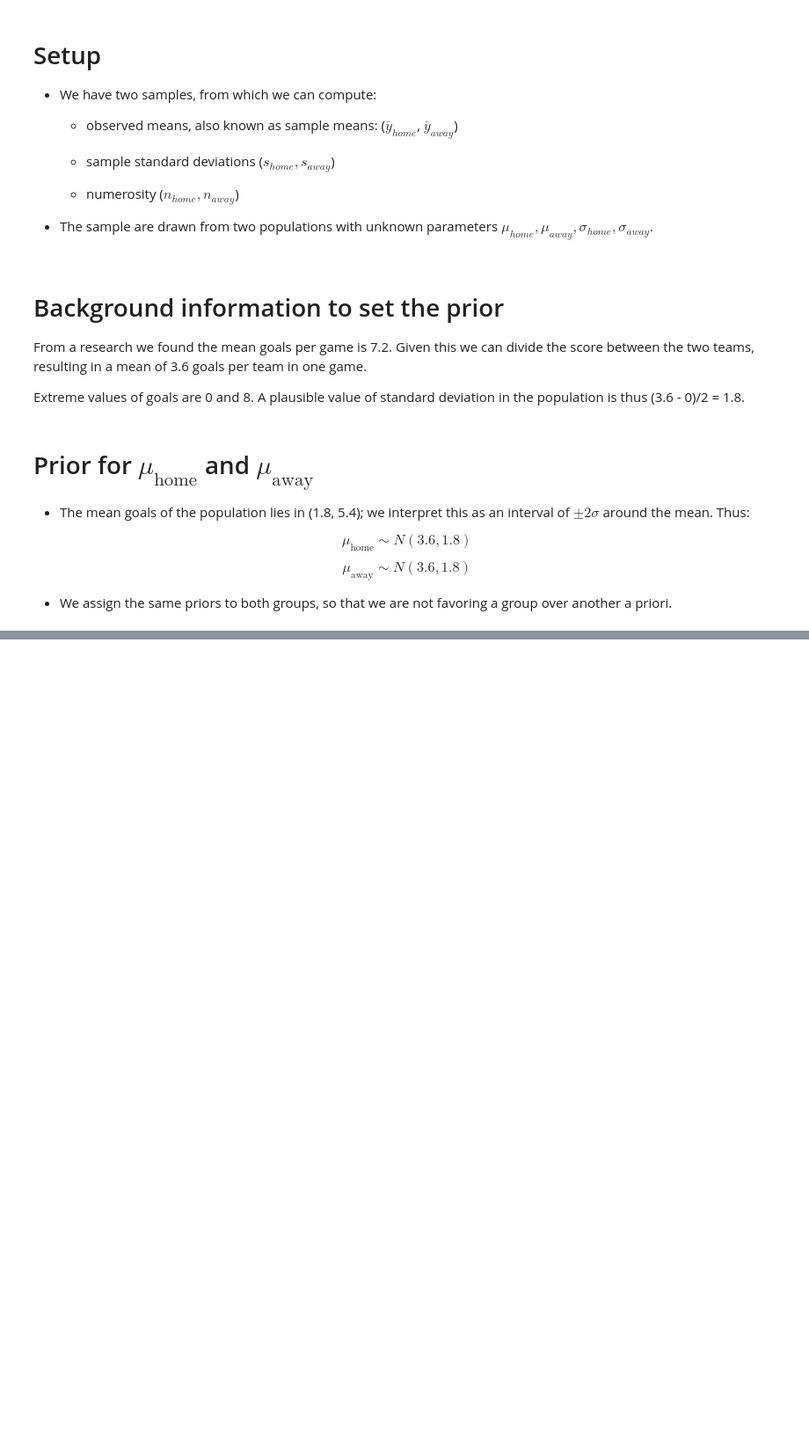
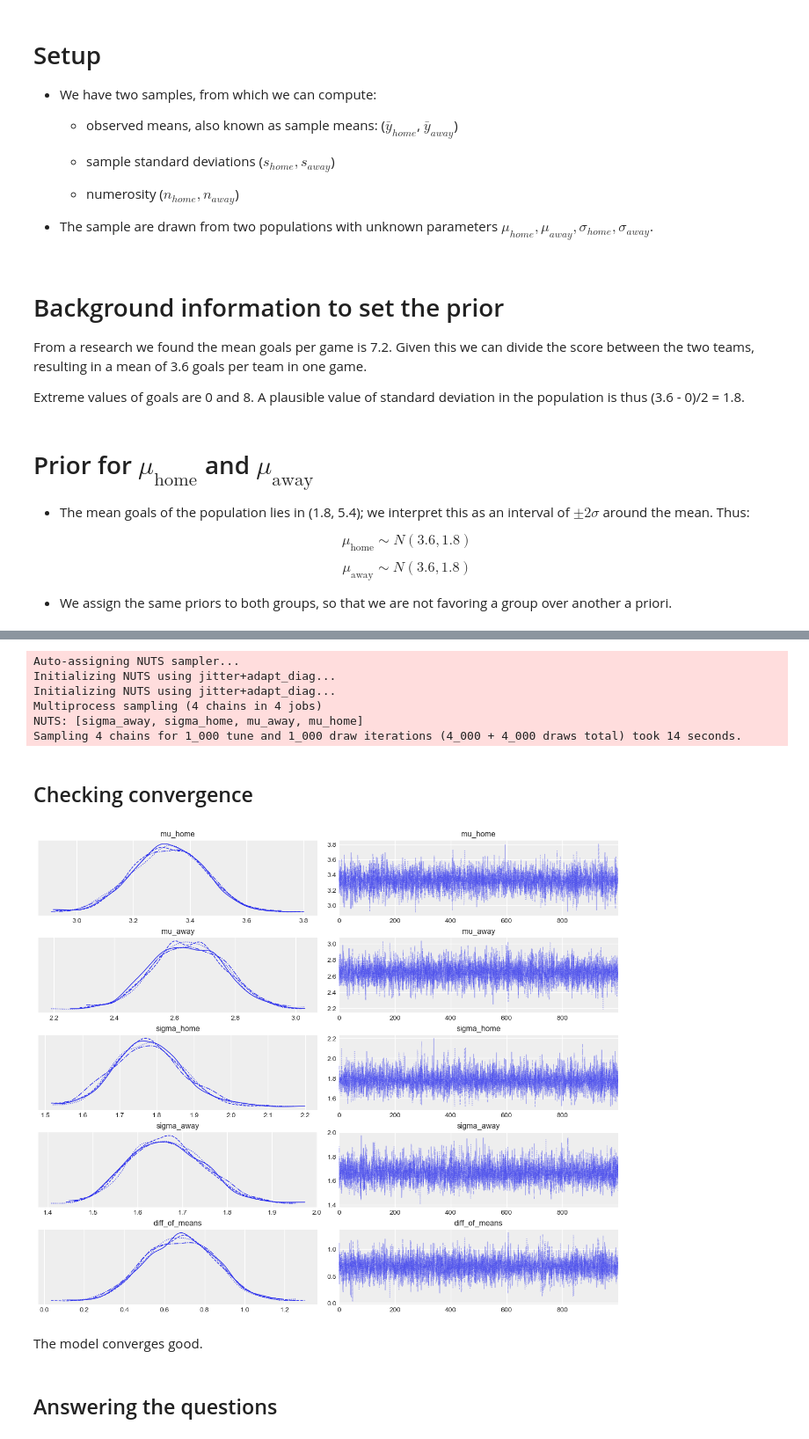
Before and after one commit to k0ruy/bayesian_retry, a Jupyter notebook: retry/hypotesis_test.ipynb, the cells around one changed output, grey strips where cells are left out. Shown at 88% size. Cells and saved outputs as stored; diff of their text form; code cells hidden in the pictures; blank space fills up the shorter version.

```diff
--- a/retry/hypotesis_test.ipynb
+++ b/retry/hypotesis_test.ipynb
@@ -196,0 +227,36 @@ pd.DataFrame(halfnorm.rvs(scale=3, size=10000)).describe()
+# %%
+with pm.Model() as normal_model:
+    # priors
+    mu_home = pm.Normal('mu_home', mu=3.6, sd=1.8)
+    mu_away = pm.Normal('mu_away', mu=3.6, sd=1.8)
+    sigma_home = pm.HalfNormal('sigma_home', sigma=3)
+    sigma_away = pm.HalfNormal('sigma_away', sigma=3)
+
+    # likelihood of home games
+    y_home = pm.Normal('y_home',  mu=mu_home, sigma=sigma_home, observed = hcl_home)
+
+    # likelihood of away games
+    y_away = pm.Normal('y_away', mu=mu_away, sigma=sigma_away, observed = hcl_away)
+
+    # deterministic variable of interest
+    diff_of_means = pm.Deterministic('diff_of_means', mu_home - mu_away)
+# %%
+with normal_model:
+    normal_trace = pm.sample(return_inferencedata=True)
+# %% [output]
+Auto-assigning NUTS sampler...
+Initializing NUTS using jitter+adapt_diag...
+Initializing NUTS using jitter+adapt_diag...
+Multiprocess sampling (4 chains in 4 jobs)
+NUTS: [sigma_away, sigma_home, mu_away, mu_home]
+Sampling 4 chains for 1_000 tune and 1_000 draw iterations (4_000 + 4_000 draws total) took 14 seconds.
+# %% [markdown]
+## Checking convergence
+# %%
+az.plot_trace(normal_trace);
+# %% [output]
+[figure, added]
+# %% [markdown]
+The model converges good.
+# %% [markdown]
+## Answering the questions
```
Also changed, not shown: parts of 35 cells of this notebook.
